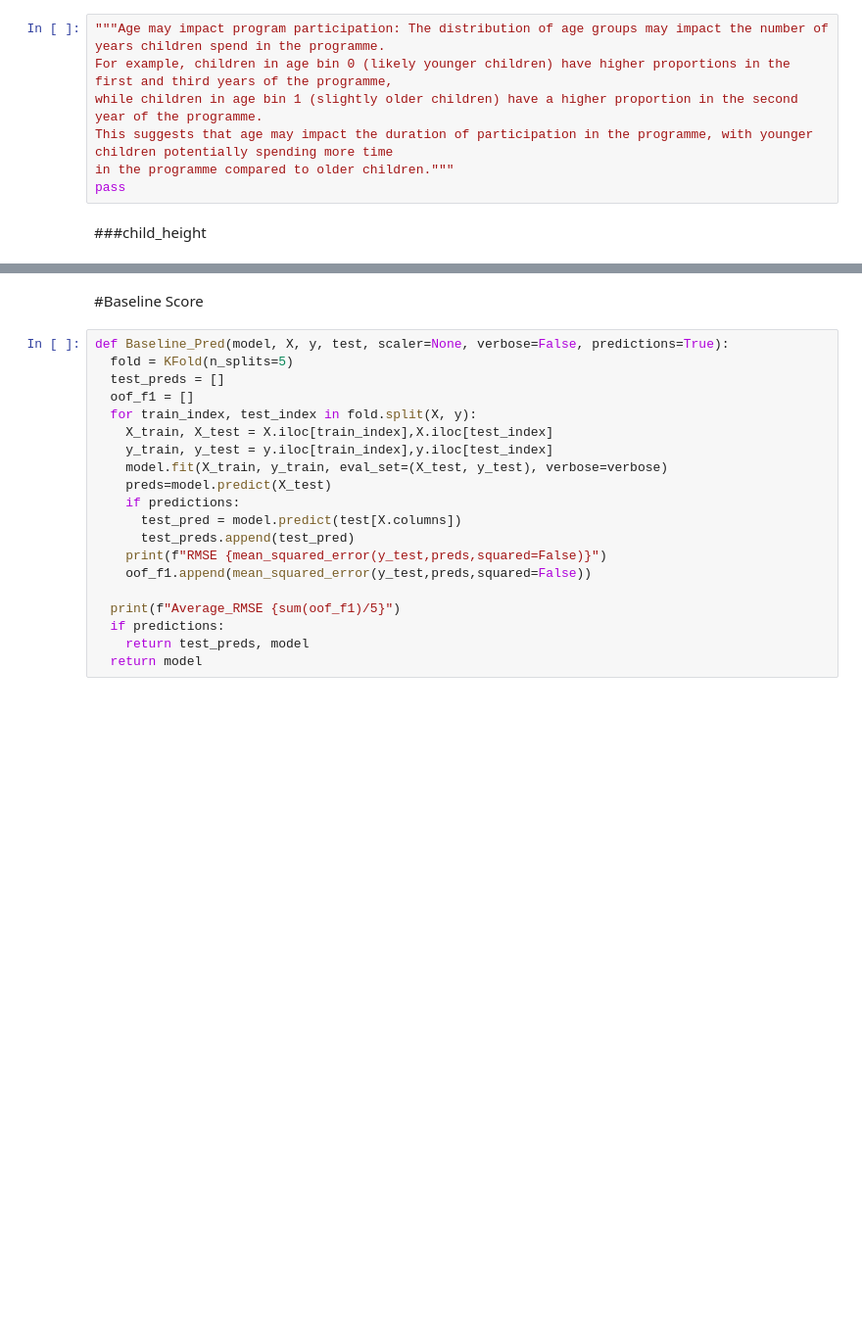
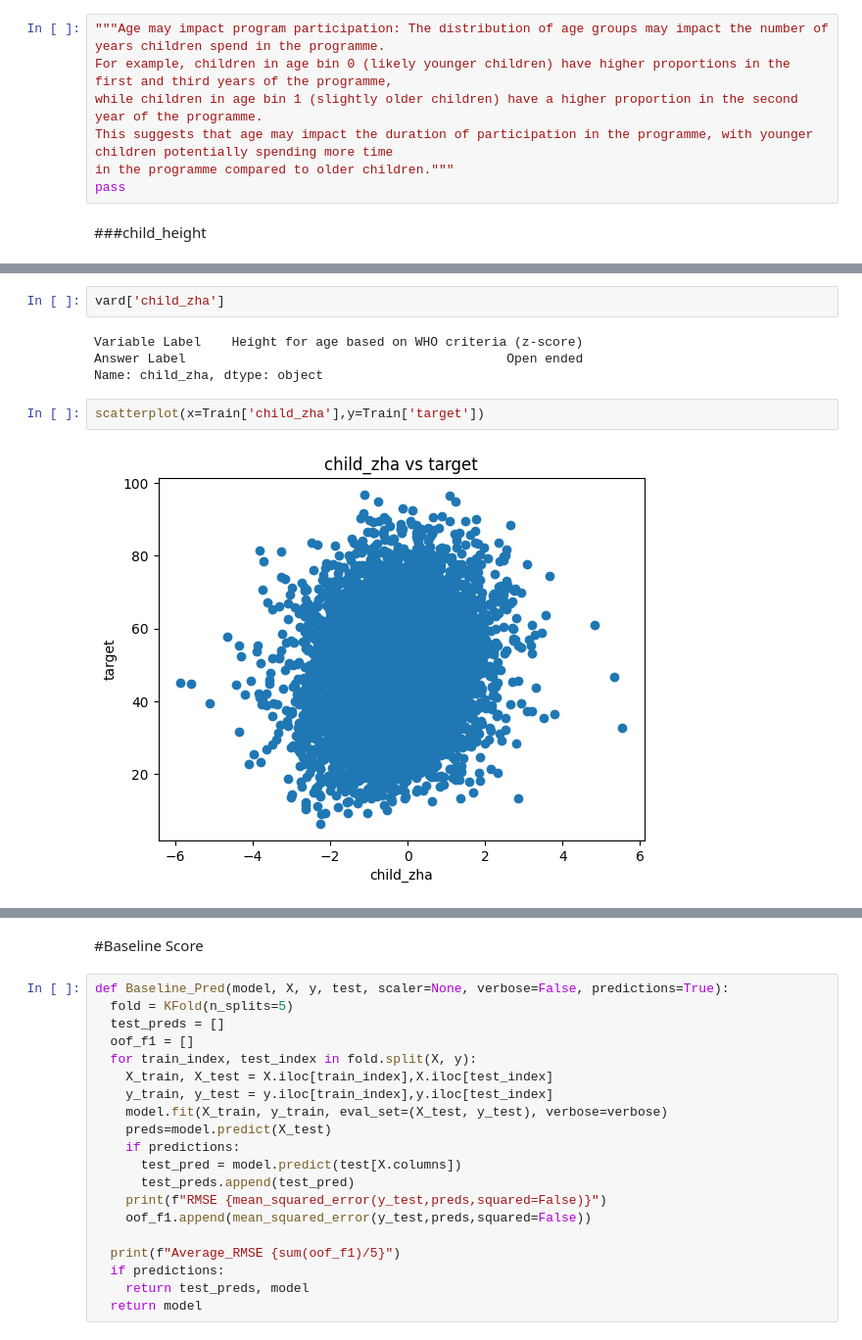
Before and after one commit to emms204/DataDrive2030-Early-Learning-Predictors-, a Jupyter notebook: DataDrive2030_Early_Learning_Predictors_Challenge.ipynb, the cells around one changed output, grey strips where cells are left out. Shown at 98% size. Cells and saved outputs as stored; diff of their text form; blank space fills up the shorter version.

```diff
--- a/DataDrive2030_Early_Learning_Predictors_Challenge.ipynb
+++ b/DataDrive2030_Early_Learning_Predictors_Challenge.ipynb
@@ -494,0 +536,10 @@ pass
+# %%
+vard['child_zha']
+# %% [output]
+Variable Label    Height for age based on WHO criteria (z-score)
+Answer Label                                          Open ended
+Name: child_zha, dtype: object
+# %%
+scatterplot(x=Train['child_zha'],y=Train['target'])
+# %% [output]
+[figure, added]
```
Also changed, not shown: parts of 66 cells of this notebook.
